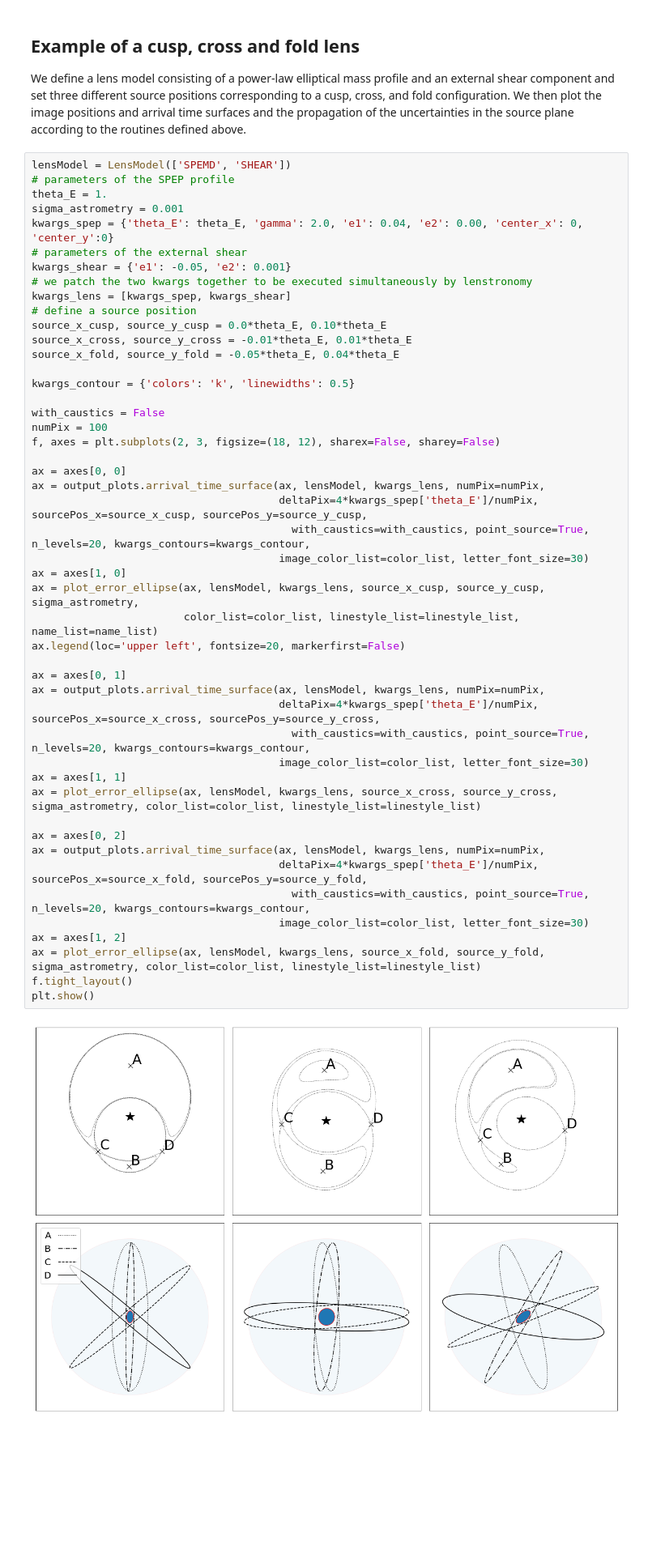
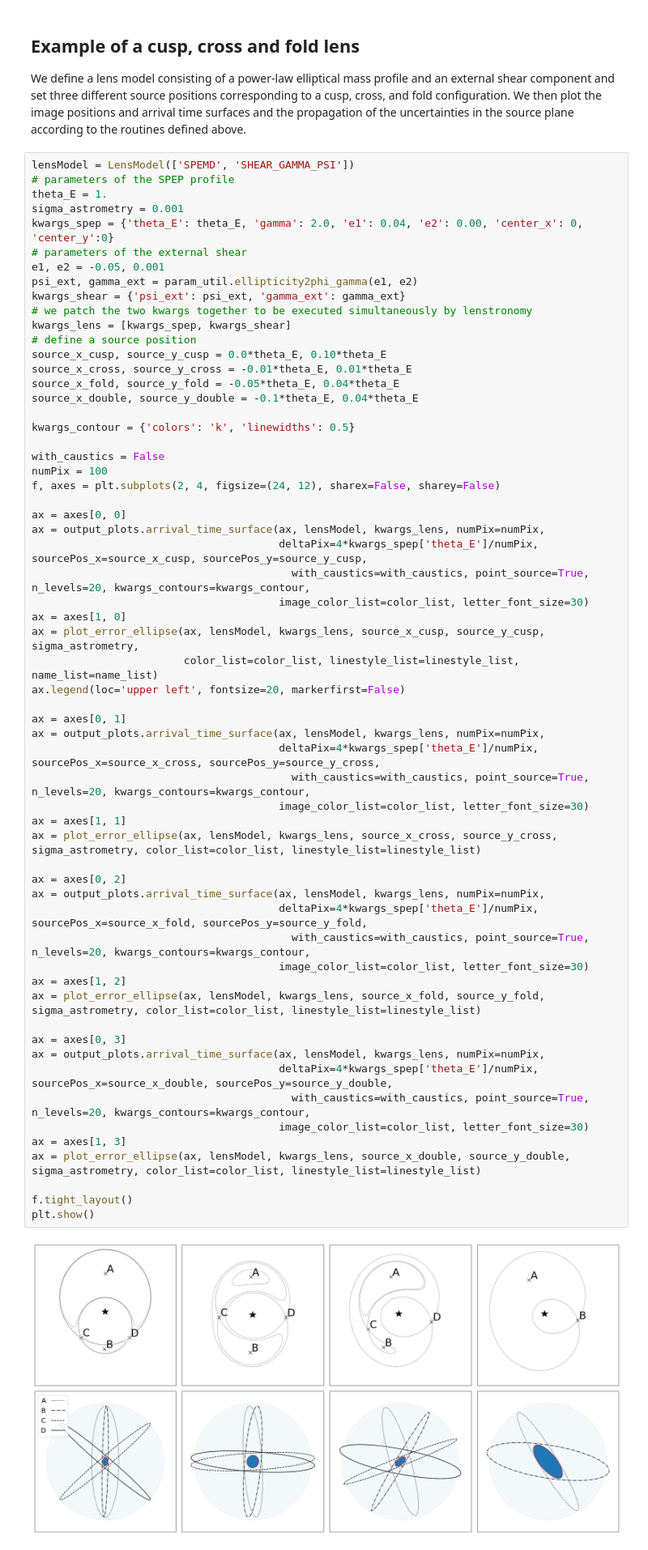
Before and after one commit to sibirrer/lensing-astrometry, a Jupyter notebook: Astrometric_error_propagation.ipynb, the cells around one changed output. Shown: that part at 81% size. Cells and saved outputs as stored; diff of their text form; blank space fills up the shorter version.

```diff
--- a/Astrometric_error_propagation.ipynb
+++ b/Astrometric_error_propagation.ipynb
@@ -232,55 +233,67 @@ def plot_error_ellipse(ax, lens_model, kwargs_lens, source_x, source_y, sigma_as
 ## Example of a cusp, cross and fold lens
 We define a lens model consisting of a power-law elliptical mass profile and an external shear component and set three different source positions corresponding to a cusp, cross, and fold configuration. We then plot the image positions and arrival time surfaces and the propagation of the uncertainties in the source plane according to the routines defined above.
 # %%
-lensModel = LensModel(['SPEMD', 'SHEAR'])
+lensModel = LensModel(['SPEMD', 'SHEAR_GAMMA_PSI'])
 # parameters of the SPEP profile
 theta_E = 1.
 sigma_astrometry = 0.001
 kwargs_spep = {'theta_E': theta_E, 'gamma': 2.0, 'e1': 0.04, 'e2': 0.00, 'center_x': 0, 'center_y':0}
 # parameters of the external shear
-kwargs_shear = {'e1': -0.05, 'e2': 0.001}
+e1, e2 = -0.05, 0.001
+psi_ext, gamma_ext = param_util.ellipticity2phi_gamma(e1, e2)
+kwargs_shear = {'psi_ext': psi_ext, 'gamma_ext': gamma_ext}
 # we patch the two kwargs together to be executed simultaneously by lenstronomy
 kwargs_lens = [kwargs_spep, kwargs_shear]
 # define a source position
 source_x_cusp, source_y_cusp = 0.0*theta_E, 0.10*theta_E
 source_x_cross, source_y_cross = -0.01*theta_E, 0.01*theta_E
 source_x_fold, source_y_fold = -0.05*theta_E, 0.04*theta_E
+source_x_double, source_y_double = -0.1*theta_E, 0.04*theta_E
 
 kwargs_contour = {'colors': 'k', 'linewidths': 0.5}
 
 with_caustics = False
 numPix = 100
-f, axes = plt.subplots(2, 3, figsize=(18, 12), sharex=False, sharey=False)
+f, axes = plt.subplots(2, 4, figsize=(24, 12), sharex=False, sharey=False)
 
 ax = axes[0, 0]
 ax = output_plots.arrival_time_surface(ax, lensModel, kwargs_lens, numPix=numPix,
                                        deltaPix=4*kwargs_spep['theta_E']/numPix, sourcePos_x=source_x_cusp, sourcePos_y=source_y_cusp,
                                          with_caustics=with_caustics, point_source=True, n_levels=20, kwargs_contours=kwargs_contour,
                                        image_color_list=color_list, letter_font_size=30)
 ax = axes[1, 0]
 ax = plot_error_ellipse(ax, lensModel, kwargs_lens, source_x_cusp, source_y_cusp, sigma_astrometry,
                         color_list=color_list, linestyle_list=linestyle_list, name_list=name_list)
 ax.legend(loc='upper left', fontsize=20, markerfirst=False)
 
 ax = axes[0, 1]
 ax = output_plots.arrival_time_surface(ax, lensModel, kwargs_lens, numPix=numPix,
                                        deltaPix=4*kwargs_spep['theta_E']/numPix, sourcePos_x=source_x_cross, sourcePos_y=source_y_cross,
                                          with_caustics=with_caustics, point_source=True, n_levels=20, kwargs_contours=kwargs_contour,
                                        image_color_list=color_list, letter_font_size=30)
 ax = axes[1, 1]
 ax = plot_error_ellipse(ax, lensModel, kwargs_lens, source_x_cross, source_y_cross, sigma_astrometry, color_list=color_list, linestyle_list=linestyle_list)
 
 ax = axes[0, 2]
 ax = output_plots.arrival_time_surface(ax, lensModel, kwargs_lens, numPix=numPix,
                                        deltaPix=4*kwargs_spep['theta_E']/numPix, sourcePos_x=source_x_fold, sourcePos_y=source_y_fold,
                                          with_caustics=with_caustics, point_source=True, n_levels=20, kwargs_contours=kwargs_contour,
                                        image_color_list=color_list, letter_font_size=30)
 ax = axes[1, 2]
 ax = plot_error_ellipse(ax, lensModel, kwargs_lens, source_x_fold, source_y_fold, sigma_astrometry, color_list=color_list, linestyle_list=linestyle_list)
+
+ax = axes[0, 3]
+ax = output_plots.arrival_time_surface(ax, lensModel, kwargs_lens, numPix=numPix,
+                                       deltaPix=4*kwargs_spep['theta_E']/numPix, sourcePos_x=source_x_double, sourcePos_y=source_y_double,
+                                         with_caustics=with_caustics, point_source=True, n_levels=20, kwargs_contours=kwargs_contour,
+                                       image_color_list=color_list, letter_font_size=30)
+ax = axes[1, 3]
+ax = plot_error_ellipse(ax, lensModel, kwargs_lens, source_x_double, source_y_double, sigma_astrometry, color_list=color_list, linestyle_list=linestyle_list)
+
 f.tight_layout()
 plt.show()
 # %% [output]
-[figure, old version]
+[figure, new version]
 # %% [markdown]
 ## non-linear error propagation
 Now we perform the full non-linear error propagation when the image positions do constrain the lens model.
```
Also changed, not shown: parts of 6 cells of this notebook.
